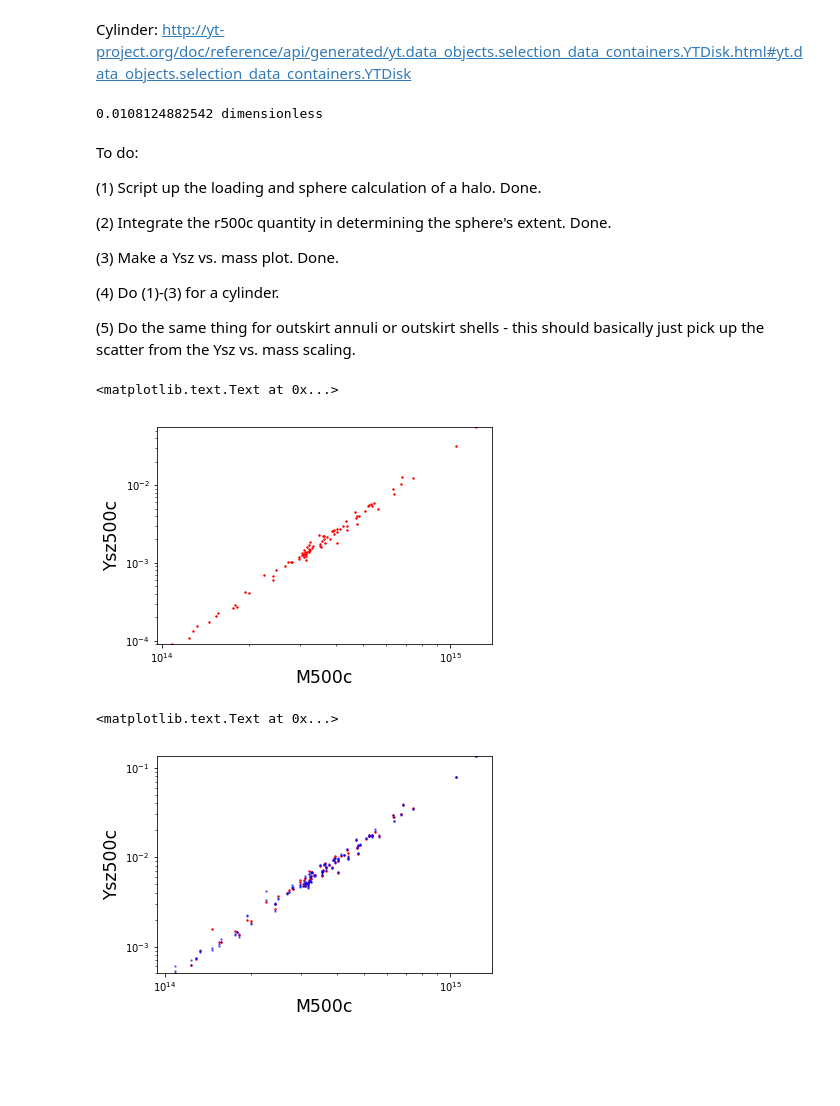
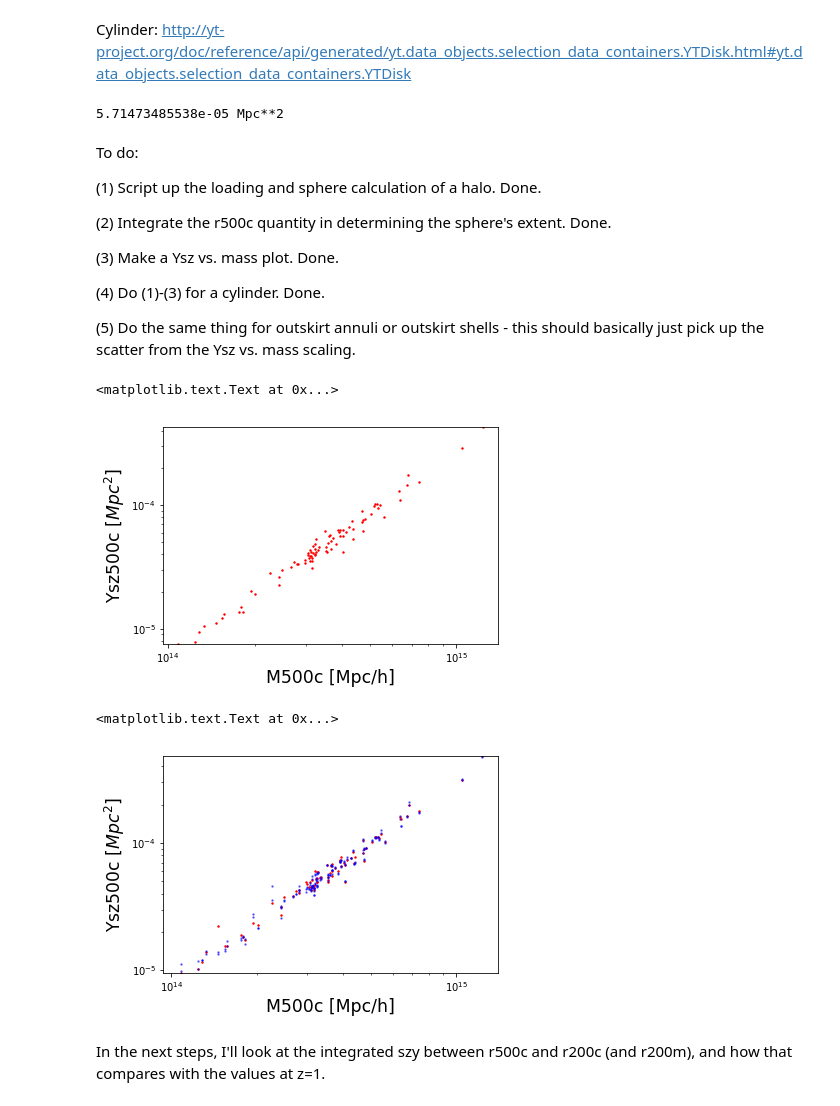
Before and after one commit to cavestruz/SZmaps, a Jupyter notebook: notebooks/SZscalingRelations.ipynb, the cells around one changed output. Drawn from its saved outputs; the diff is of its cells as text; code cells hidden in the pictures; blank space fills up the shorter version.

```diff
--- a/notebooks/SZscalingRelations.ipynb
+++ b/notebooks/SZscalingRelations.ipynb
@@ -128,9 +152,9 @@ normal = [1,0,0]
 radius = r500c
 depth = 3.*r500c
 cylinder = yt_datastruct.disk(center, normal, (radius,'kpc'), (depth, 'kpc'))
-cylinder.volume().in_units('Mpc**3') * cylinder['szy'].sum().in_units('1/Mpc') / dA**2
+cylinder.volume().in_units('Mpc**3') / cylinder['szy'].size * cylinder['szy'].sum().in_units('1/Mpc')
 # %% [output]
-0.0108124882542 dimensionless
+5.71473485538e-05 Mpc**2
 # %% [markdown]
 To do:
 
@@ -140,7 +164,7 @@ To do:
 
 (3)  Make a Ysz vs. mass plot. Done.
 
-(4)  Do (1)-(3) for a cylinder.
+(4)  Do (1)-(3) for a cylinder. Done.
 
 (5)  Do the same thing for outskirt annuli or outskirt shells - this should basically just pick up the scatter from the Ysz vs. mass scaling.
 # %%
@@ -152,21 +176,23 @@ plt.scatter(szy_df['M500c'],szy_df['Ysz500c'],s=2.,c='r')
 plt.xscale('log')
 plt.yscale('log')
 plt.ylim((szy_df['Ysz500c'].min(),szy_df['Ysz500c'].max()) )
-plt.ylabel('Ysz500c',fontsize='xx-large')
-plt.xlabel('M500c',fontsize='xx-large')
+plt.ylabel('Ysz500c [$Mpc^2$]',fontsize='xx-large')
+plt.xlabel('M500c [Mpc/h]',fontsize='xx-large')
 # %% [output]
 <matplotlib.text.Text at 0x...>
-[figure, old version]
+[figure, new version]
 # %%
 # Scatter plot of cylindrically integrated Ysz
 plt.scatter(szy_df['M500c'],szy_df['Yszcyl_x'],s=2.,c='r')
 plt.scatter(szy_df['M500c'],szy_df['Yszcyl_y'],s=2.,c='b',alpha=0.5)
 plt.scatter(szy_df['M500c'],szy_df['Yszcyl_z'],s=2.,c='b',alpha=0.5)
 plt.xscale('log')
 plt.yscale('log')
 plt.ylim((szy_df['Yszcyl_x'].min(),szy_df['Yszcyl_x'].max()) )
-plt.ylabel('Ysz500c',fontsize='xx-large')
-plt.xlabel('M500c',fontsize='xx-large')
+plt.ylabel('Ysz500c [$Mpc^2$]',fontsize='xx-large')
+plt.xlabel('M500c [Mpc/h]',fontsize='xx-large')
 # %% [output]
 <matplotlib.text.Text at 0x...>
-[figure, old version]
+[figure, new version]
+# %% [markdown]
+In the next steps, I'll look at the integrated szy between r500c and r200c (and r200m), and how that compares with the values at z=1.
```
Also changed, not shown: parts of 32 cells of this notebook, 2 other files.
